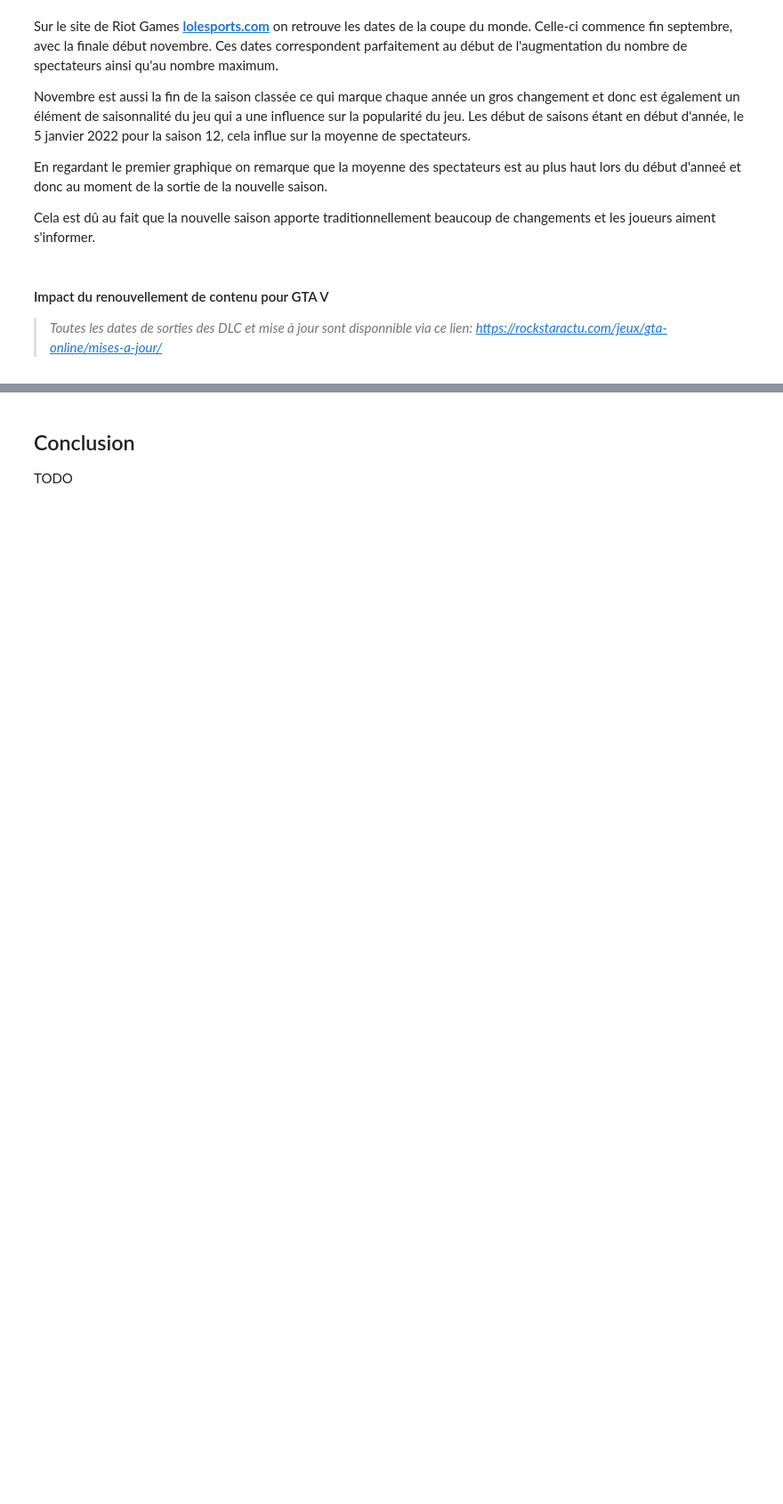
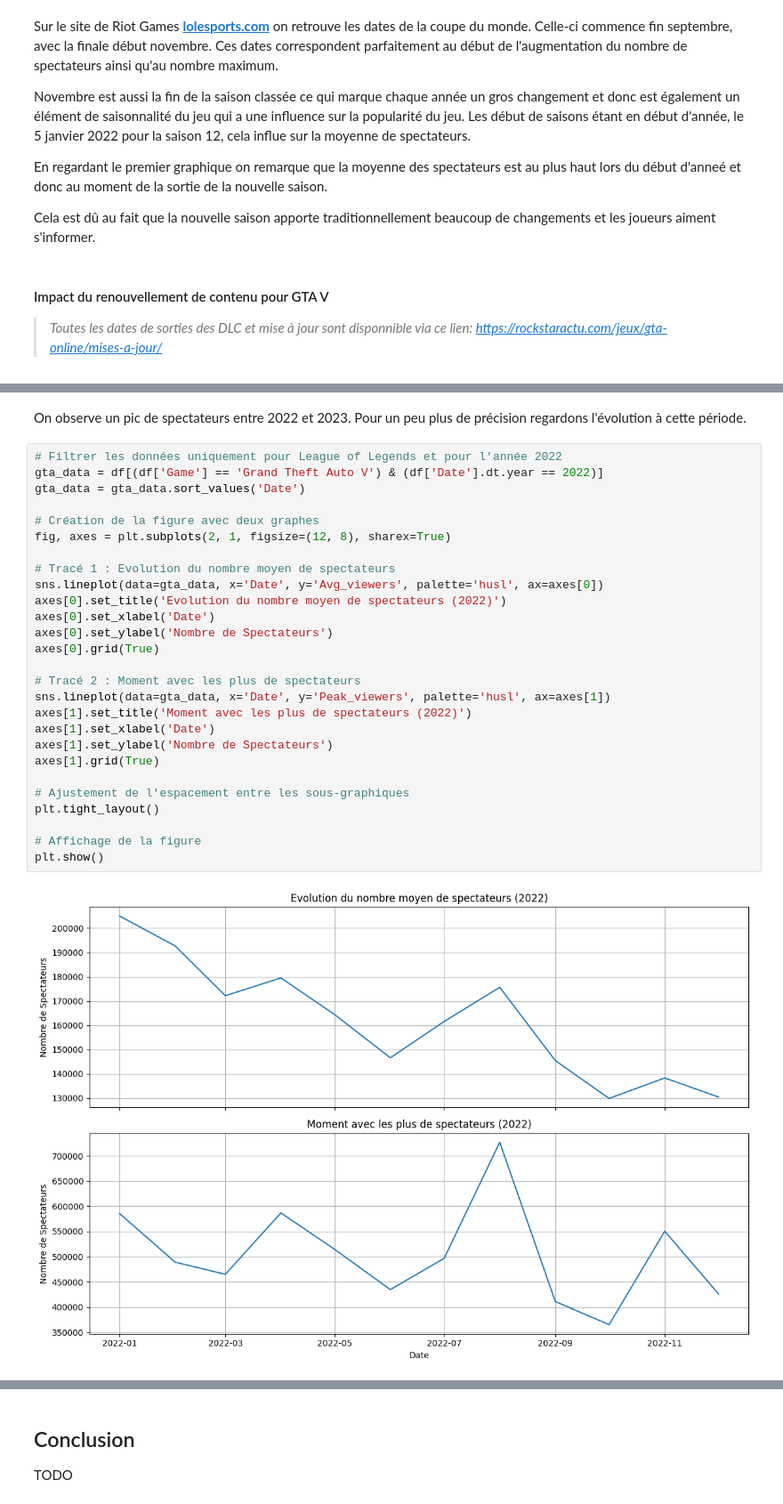
Before and after one commit to vraus/DataScience_Project, a Jupyter notebook: Subject.ipynb, the cells around one changed output, grey strips where cells are left out. Shown at 89% size. Saved outputs shown, nothing was run; the diff lists cells and outputs as text; blank space fills up the shorter version.

```diff
--- a/Subject.ipynb
+++ b/Subject.ipynb
@@ -251,0 +278,31 @@ Cela est dû au fait que la nouvelle saison apporte traditionnellement beaucoup
+# %% [markdown]
+On observe un pic de spectateurs entre 2022 et 2023. Pour un peu plus de précision regardons l'évolution à cette période.
+# %%
+# Filtrer les données uniquement pour League of Legends et pour l'année 2022
+gta_data = df[(df['Game'] == 'Grand Theft Auto V') & (df['Date'].dt.year == 2022)]
+gta_data = gta_data.sort_values('Date')
+
+# Création de la figure avec deux graphes
+fig, axes = plt.subplots(2, 1, figsize=(12, 8), sharex=True)
+
+# Tracé 1 : Evolution du nombre moyen de spectateurs
+sns.lineplot(data=gta_data, x='Date', y='Avg_viewers', palette='husl', ax=axes[0])
+axes[0].set_title('Evolution du nombre moyen de spectateurs (2022)')
+axes[0].set_xlabel('Date')
+axes[0].set_ylabel('Nombre de Spectateurs')
+axes[0].grid(True)
+
+# Tracé 2 : Moment avec les plus de spectateurs
+sns.lineplot(data=gta_data, x='Date', y='Peak_viewers', palette='husl', ax=axes[1])
+axes[1].set_title('Moment avec les plus de spectateurs (2022)')
+axes[1].set_xlabel('Date')
+axes[1].set_ylabel('Nombre de Spectateurs')
+axes[1].grid(True)
+
+# Ajustement de l'espacement entre les sous-graphiques
+plt.tight_layout()
+
+# Affichage de la figure
+plt.show()
+# %% [output]
+[figure, added]
```
Also changed, not shown: parts of 3 cells of this notebook.
